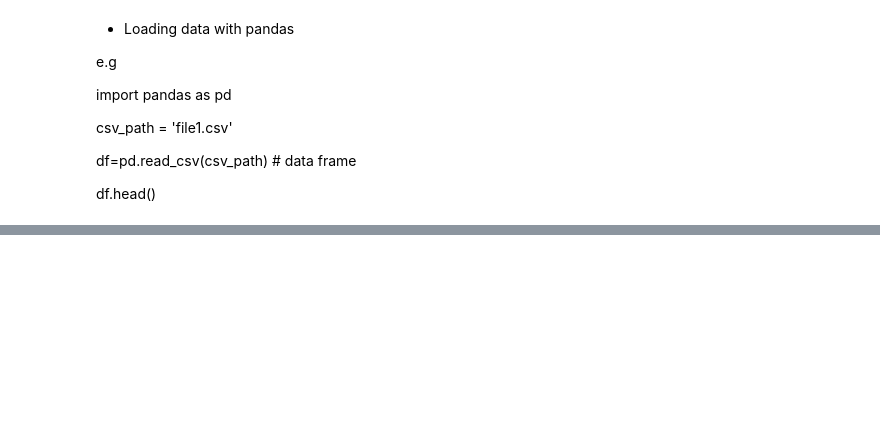
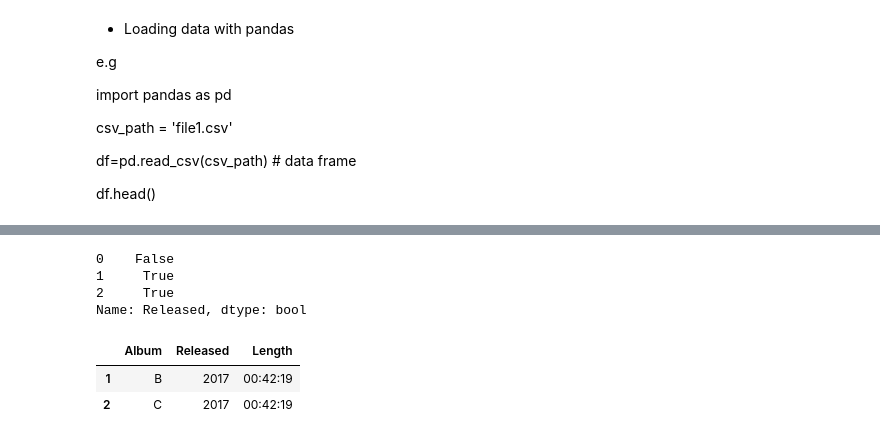
Before and after one commit to jenniferya/Python-notes, a Jupyter notebook: notes/notes.ipynb, the cells around one changed output, grey strips where cells are left out. Drawn from its saved outputs; the diff is of its cells as text; code cells hidden in the pictures; blank space fills up the shorter version.

```diff
--- a/notes/notes.ipynb
+++ b/notes/notes.ipynb
@@ -421,0 +480,13 @@ df.head()
+# %%
+index = df['Released']>=1980 #list all the album after 1980, result is bool
+df1=df[index]
+print(index)
+df1.head()
+# %% [output]
+0    False
+1     True
+2     True
+Name: Released, dtype: bool
+|  | Album | Released | Length |
+| 1 | B | 2017 | 00:42:19 |
+| 2 | C | 2017 | 00:42:19 |
```
Also changed, not shown: parts of 20 cells of this notebook, 2 other files.
